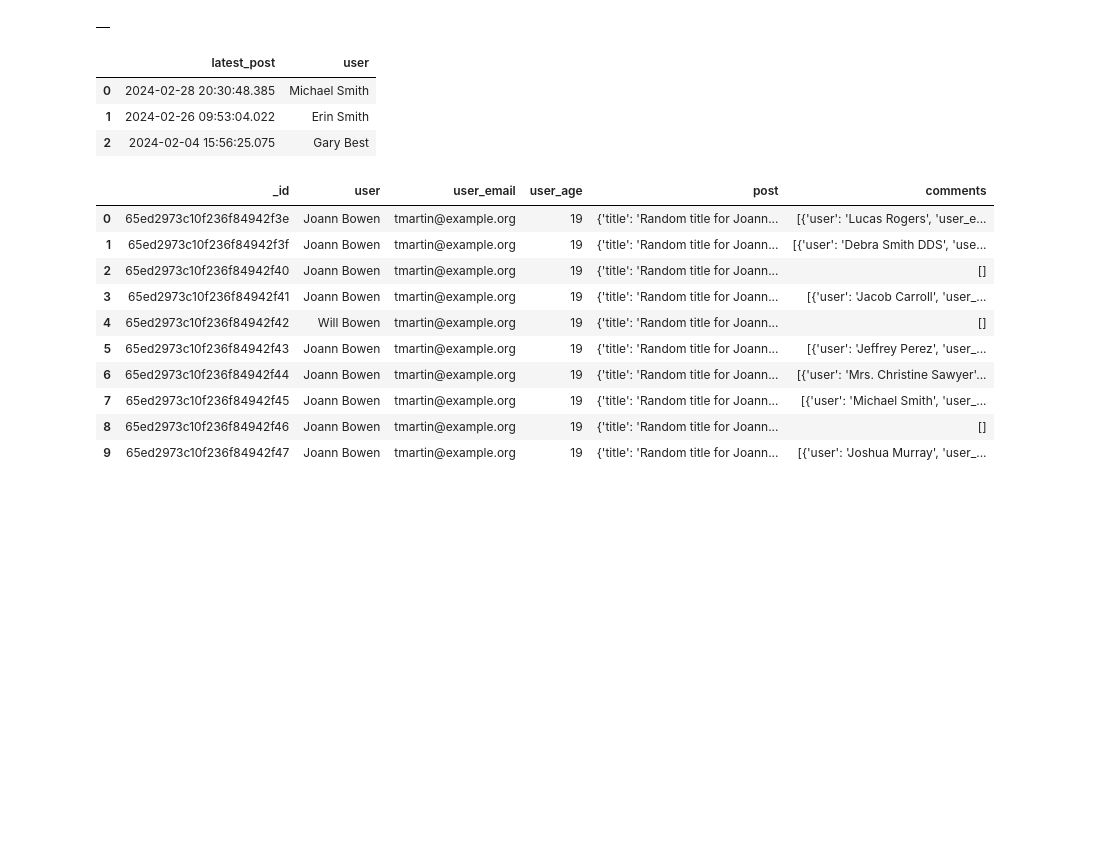
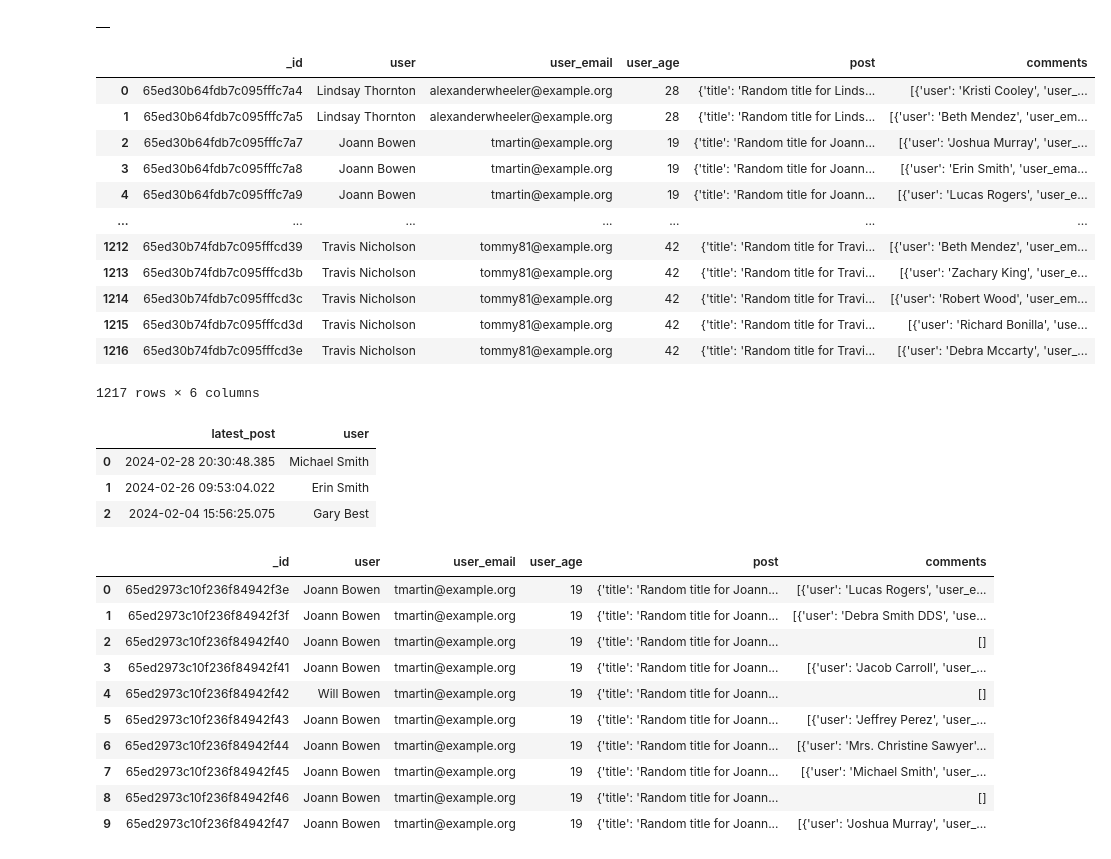
Before and after one commit to javialroro/TareasBases, a Jupyter notebook: 02 - MongoDB/test_mongo.ipynb, the cells around one changed output. Drawn from its saved outputs; the diff is of its cells as text; code cells hidden in the pictures; blank space fills up the shorter version.

```diff
--- a/02 - MongoDB/test_mongo.ipynb
+++ b/02 - MongoDB/test_mongo.ipynb
@@ -140,0 +100,10 @@ print(user)
+# %%
+#1.4
+#Actualizar el contenido de la publicación de un usuario específico
+
+user = posts_collection.update_one({"user": "Mrs. Christine Sawyer"}, {"$set": {"post.content": "Nuevo contenido para la publicación de Mrs. Christine Sawyer"}})
+
+cambio = posts_collection.find({"user": "Mrs. Christine Sawyer"})
+
+df = pd.DataFrame(list(cambio))
+df
@@ -141,3 +117,20 @@ print(user)
+# %%
+#1.5
+#Eliminar un documento de usuario y todos sus comentarios asociados.
+
+user = posts_collection.delete_many({"user": "Lindsay Thornton"})
+
+if user.deleted_count >= 1:
+    print("El documento del usuario ha sido eliminado correctamente.")
+else:
+    print("El documento del usuario no pudo ser eliminado.")
+
+comentarios = posts_collection.update_many({"comments.user": "Lindsay Thornton"}, {"$pull": {"comments":{"user": "Lindsay Thornton"}}})
+
+if comentarios.modified_count > 0:
+    print("Se eliminaron", comentarios.modified_count, "comentarios de Lindsay Thornton correctamente.")
+else:
+    print("No se encontraron comentarios de Lindsay Thornton o no se pudieron eliminar.")
 # %%
 #2.1
 # Buscar todos los usuarios cuyo nombre de usuario contenga la palabra S̈mith.̈ (Expresiones regulares)
@@ -219,3 +223,24 @@ df
+# %%
+#3.4
+# Buscar usuarios con al menos un comentario en su matriz ”comentarios”
+userConComentarios = posts_collection.find({"comments": {"$exists": True, "$not": {"$size": 0}}})
+
+df = pd.DataFrame(list(userConComentarios))
+df
+# %% [output]
+|  | _id | user | user_email | user_age | post | comments |
+| 0 | 65ed30b64fdb7c095fffc7a4 | Lindsay Thornton | alexanderwheeler@example.org | 28 | {'title': 'Random title for Linds... | [{'user': 'Kristi Cooley', 'user_... |
+| 1 | 65ed30b64fdb7c095fffc7a5 | Lindsay Thornton | alexanderwheeler@example.org | 28 | {'title': 'Random title for Linds... | [{'user': 'Beth Mendez', 'user_em... |
+| 2 | 65ed30b64fdb7c095fffc7a7 | Joann Bowen | tmartin@example.org | 19 | {'title': 'Random title for Joann... | [{'user': 'Joshua Murray', 'user_... |
+| 3 | 65ed30b64fdb7c095fffc7a8 | Joann Bowen | tmartin@example.org | 19 | {'title': 'Random title for Joann... | [{'user': 'Erin Smith', 'user_ema... |
+| 4 | 65ed30b64fdb7c095fffc7a9 | Joann Bowen | tmartin@example.org | 19 | {'title': 'Random title for Joann... | [{'user': 'Lucas Rogers', 'user_e... |
+| ... | ... | ... | ... | ... | ... | ... |
+| 1212 | 65ed30b74fdb7c095fffcd39 | Travis Nicholson | tommy81@example.org | 42 | {'title': 'Random title for Travi... | [{'user': 'Beth Mendez', 'user_em... |
+| 1213 | 65ed30b74fdb7c095fffcd3b | Travis Nicholson | tommy81@example.org | 42 | {'title': 'Random title for Travi... | [{'user': 'Zachary King', 'user_e... |
+| 1214 | 65ed30b74fdb7c095fffcd3c | Travis Nicholson | tommy81@example.org | 42 | {'title': 'Random title for Travi... | [{'user': 'Robert Wood', 'user_em... |
+| 1215 | 65ed30b74fdb7c095fffcd3d | Travis Nicholson | tommy81@example.org | 42 | {'title': 'Random title for Travi... | [{'user': 'Richard Bonilla', 'use... |
+| 1216 | 65ed30b74fdb7c095fffcd3e | Travis Nicholson | tommy81@example.org | 42 | {'title': 'Random title for Travi... | [{'user': 'Debra Mccarty', 'user_... |
+1217 rows × 6 columns
 # %%
 #3.5 Buscar comentarios publicados por usuarios mayores de 40 años. (Consultas anidadas)
 
```
Also changed, not shown: parts of 16 cells of this notebook.
